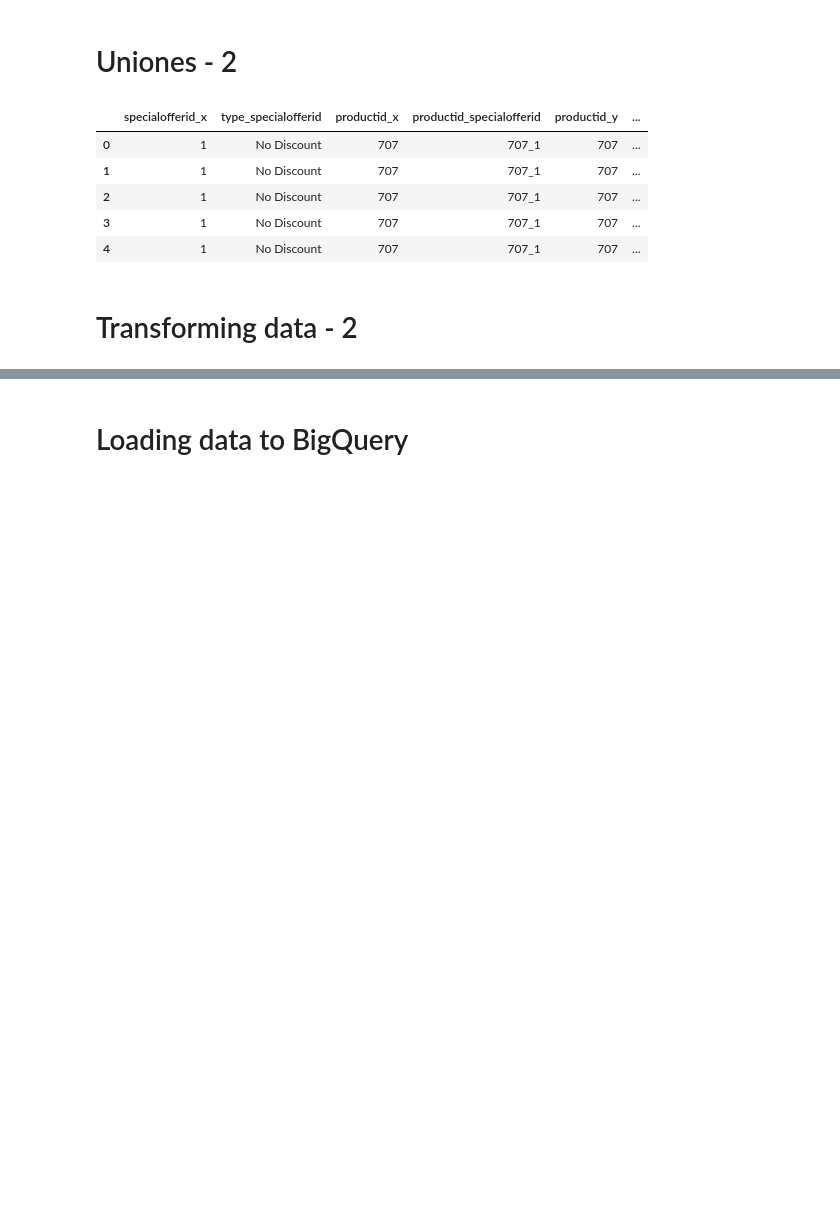
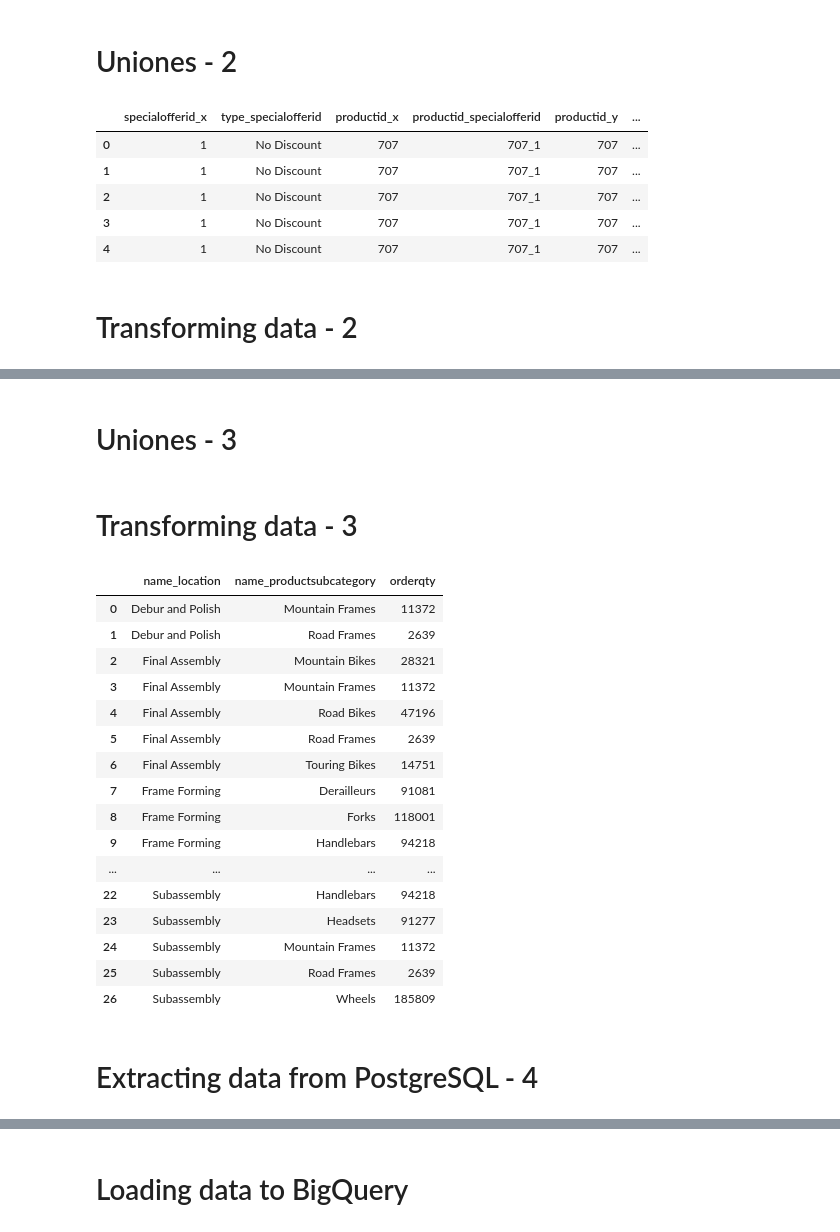
Before and after one commit to antoniomata99/taller1-unbosquebd2, a Jupyter notebook: DataWarehouses.ipynb, the cells around one changed output, grey strips where cells are left out. Saved outputs shown, nothing was run; the diff lists cells and outputs as text; code cells hidden in the pictures; blank space fills up the shorter version.

```diff
--- a/DataWarehouses.ipynb
+++ b/DataWarehouses.ipynb
@@ -216,0 +285,2 @@ grouping_2
+# %% [markdown]
+# Uniones - 3
@@ -216,0 +291,36 @@ grouping_2
+# %%
+mergeLxWORxWO = pd.merge(mergeLxWOR, tableWorkorder[['workorderid', 'orderqty']],
+                         how='inner', on='workorderid')
+# %%
+mergeLxWORxWOxP = pd.merge(mergeLxWORxWO, tableProduct[['productid', 'productsubcategoryid']],
+                             how='inner', on='productid')
+# %%
+mergeLxWORxWOxPxPSC = pd.merge(mergeLxWORxWOxP, tableProductsubcategory[['productsubcategoryid', 'name']],
+                             how='inner', on='productsubcategoryid')
+mergeLxWORxWOxPxPSC = mergeLxWORxWOxPxPSC.rename(columns={'name':'name_productsubcategory'})
+# %% [markdown]
+# Transforming data - 3
+# %%
+grouping_3 = mergeLxWORxWOxPxPSC.groupby( ['name_location', 'name_productsubcategory'] ).agg( { 'orderqty': 'sum' } ).reset_index().sort_values( by = ['name_location', 'name_productsubcategory'] )
+# %%
+grouping_3
+# %% [output]
+|  | name_location | name_productsubcategory | orderqty |
+| 0 | Debur and Polish | Mountain Frames | 11372 |
+| 1 | Debur and Polish | Road Frames | 2639 |
+| 2 | Final Assembly | Mountain Bikes | 28321 |
+| 3 | Final Assembly | Mountain Frames | 11372 |
+| 4 | Final Assembly | Road Bikes | 47196 |
+| 5 | Final Assembly | Road Frames | 2639 |
+| 6 | Final Assembly | Touring Bikes | 14751 |
+| 7 | Frame Forming | Derailleurs | 91081 |
+| 8 | Frame Forming | Forks | 118001 |
+| 9 | Frame Forming | Handlebars | 94218 |
+| ... | ... | ... | ... |
+| 22 | Subassembly | Handlebars | 94218 |
+| 23 | Subassembly | Headsets | 91277 |
+| 24 | Subassembly | Mountain Frames | 11372 |
+| 25 | Subassembly | Road Frames | 2639 |
+| 26 | Subassembly | Wheels | 185809 |
+# %% [markdown]
+# Extracting data from PostgreSQL - 4
```
Also changed, not shown: parts of 37 cells of this notebook.
